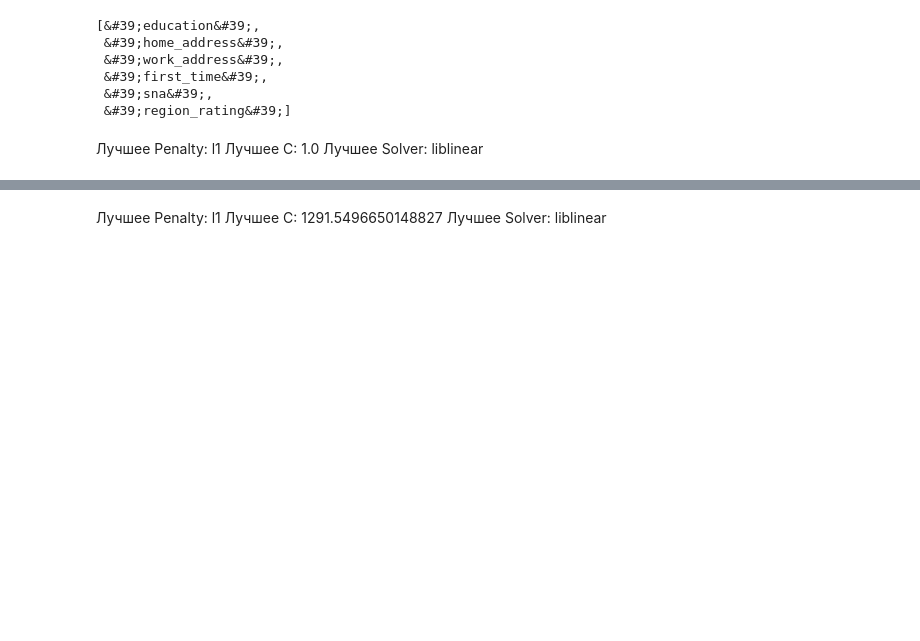
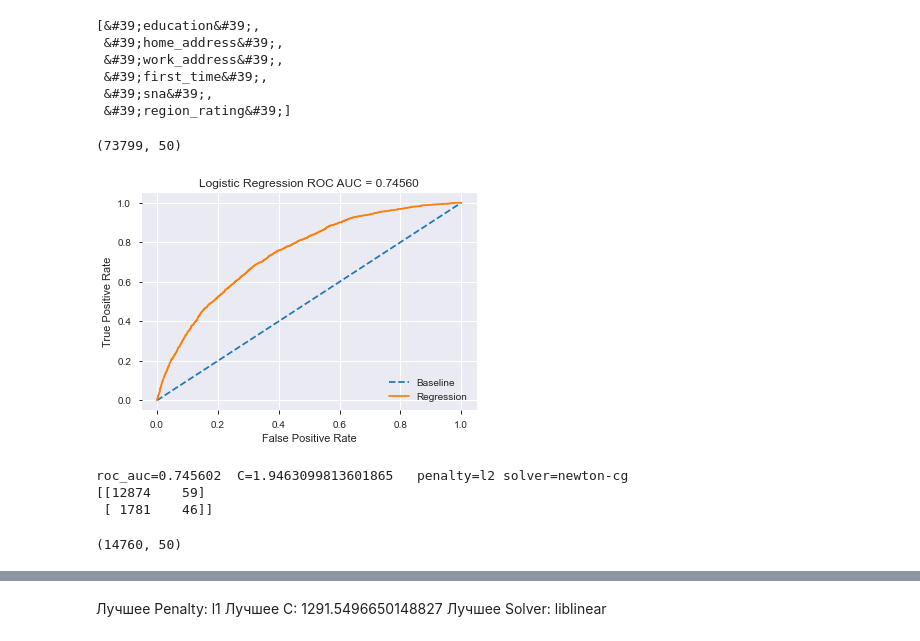
Before and after one commit to aberkoveo/skillfactory, a Jupyter notebook: Projects/Project_4/scorring_project_4.ipynb, the cells around one changed output, grey strips where cells are left out. Drawn from its saved outputs; the diff is of its cells as text; code cells hidden in the pictures; blank space fills up the shorter version.

```diff
--- a/Projects/Project_4/scorring_project_4.ipynb
+++ b/Projects/Project_4/scorring_project_4.ipynb
@@ -313,4 +191,11 @@ X_train, X_test, y_train, y_test = train_test_split(X, Y, test_size=0.20, random
-# %% [markdown]
-Лучшее Penalty: l1
-Лучшее C: 1.0
-Лучшее Solver: liblinear
+# %%
+from sklearn.feature_selection import RFE
+C = 1
+penalty = 'l1'
+solver = 'liblinear'
+
+estimator = LogisticRegression(C=C, penalty=penalty, solver = solver,  random_state=RANDOM_SEED)
+selector = RFE(estimator, n_features_to_select=50, step=1)
+selector = selector.fit(X, Y)
+
+X = selector.transform(X)
@@ -316,0 +204,43 @@ X_train, X_test, y_train, y_test = train_test_split(X, Y, test_size=0.20, random
+# %%
+X.shape
+# %% [output]
+(73799, 50)
+# %%
+# C = 1
+# penalty = 'l2'
+# solver = 'newton-cg'
+
+# C = 1.4813022192790921
+# penalty = 'l1'
+# solver = 'liblinear'
+
+C = 1.9463099813601865
+penalty = 'l2'
+solver = 'newton-cg'
+
+model = LogisticRegression(C=C, penalty=penalty, solver=solver, random_state=RANDOM_SEED)
+model.fit(X_train, y_train)
+
+probs = model.predict_proba(X_test)
+y_pred = model.predict(X_test)
+probs = probs[:,1]
+
+fpr, tpr, threshold = roc_curve(y_test, probs)
+roc_auc = roc_auc_score(y_test, probs)
+
+plt.figure()
+plt.plot([0, 1], label='Baseline', linestyle='--')
+plt.plot(fpr, tpr, label = 'Regression')
+plt.title('Logistic Regression ROC AUC = %0.5f' % roc_auc)
+plt.ylabel('True Positive Rate')
+plt.xlabel('False Positive Rate')
+plt.legend(loc = 'lower right')
+plt.show()
+
+print(f'roc_auc={round(roc_auc, 6)}  C={C}   penalty={penalty} solver={solver}')
+print(confusion_matrix(y_test, y_pred))
+# %% [output]
+[figure, added]
+roc_auc=0.745602  C=1.9463099813601865   penalty=l2 solver=newton-cg
+[[12874    59]
+ [ 1781    46]]
@@ -316,0 +255,4 @@ X_train, X_test, y_train, y_test = train_test_split(X, Y, test_size=0.20, random
+# %%
+X_test.shape
+# %% [output]
+(14760, 50)
```
Also changed, not shown: parts of 40 cells of this notebook, 3 other files.
